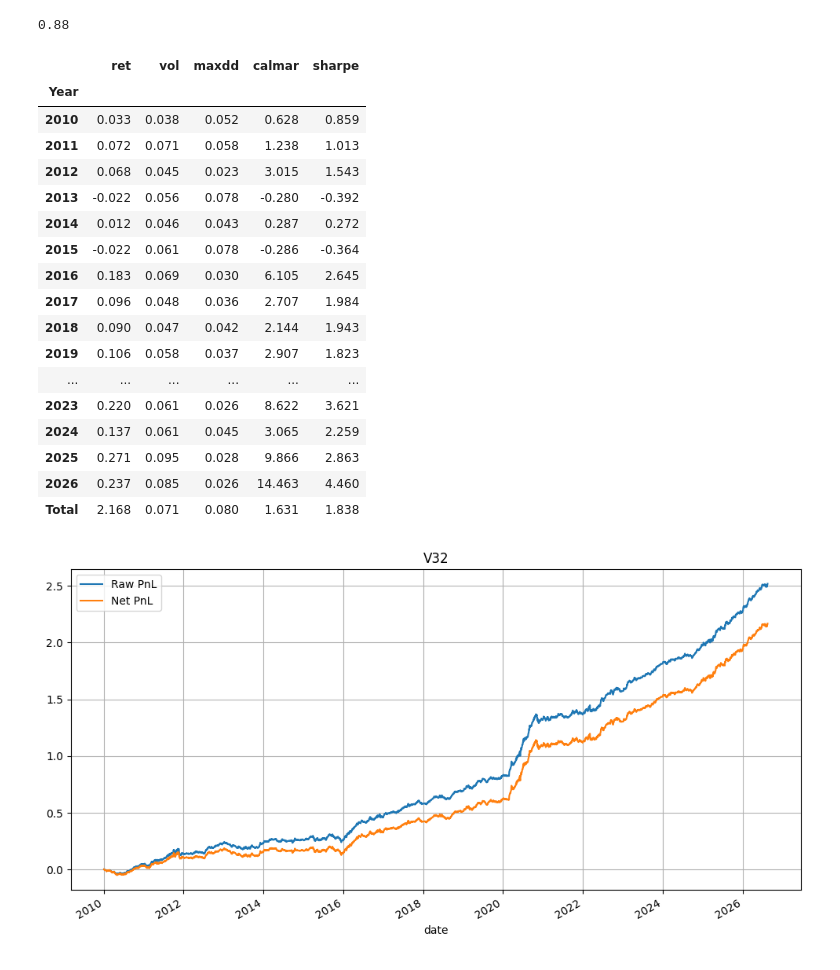
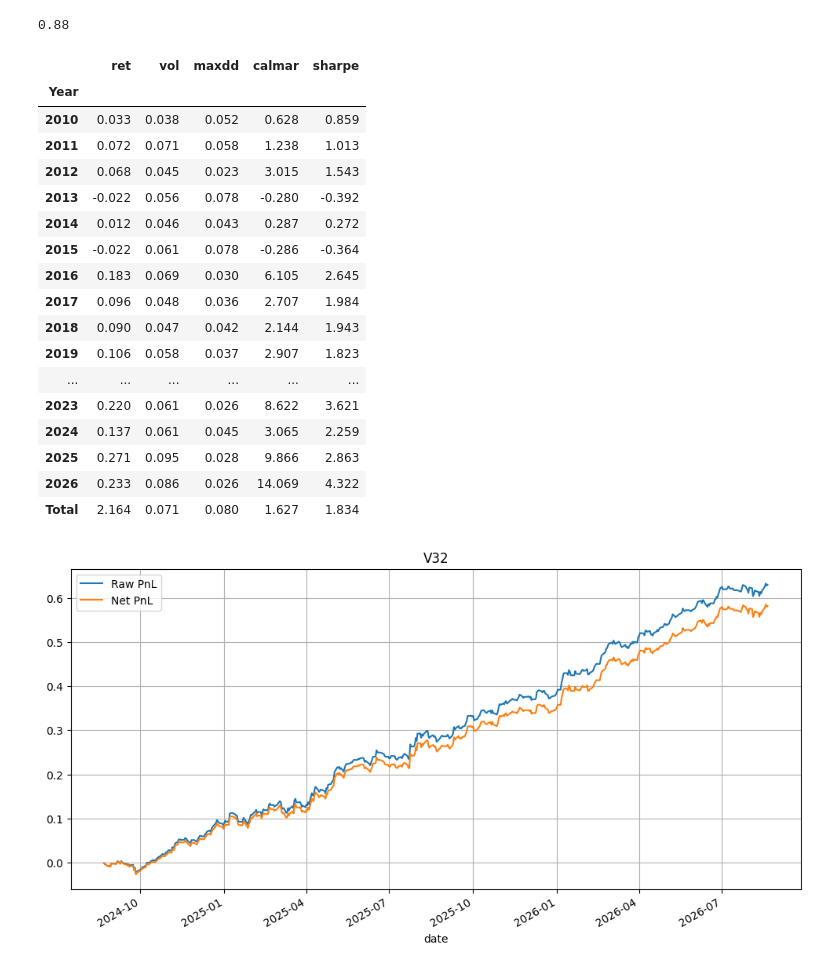
Before and after one commit to chenxu0602/comm-ls, a Jupyter notebook: notebooks/backtest_cl.ipynb, the cells around one changed output. Drawn from its saved outputs; the diff is of its cells as text; code cells hidden in the pictures.

```diff
--- a/notebooks/backtest_cl.ipynb
+++ b/notebooks/backtest_cl.ipynb
@@ -14,7 +14,7 @@ from comm_ls.wpsr_refiner_backtest import (
     build_wpsr_refiner_transition_signal,
 )
 # %%
-CACHE_SUFFIX = '_2'
+CACHE_SUFFIX = ''
 # %%
 SLEEVE_CONFIG = {
     "psx_ref": {
@@ -983,7 +983,7 @@ def calc_stats(ds: pd.Series) -> pd.DataFrame:
         'sharpe': sharpes,
     }).set_index('Year').round(3)
 # %%
-target_date = pd.Timestamp("2026-08-19")
+target_date = pd.Timestamp("2026-08-21")
 # %%
 crack_results = {}
 
@@ -1520,37 +1520,37 @@ for sec, df_pos in POSITIONS.items():
 df_pos = pd.DataFrame(positions).clip(lower=-MAX_NAME_WEIGHT, upper=MAX_NAME_WEIGHT)
 df_tar = pd.DataFrame(targets).clip(lower=-MAX_NAME_WEIGHT, upper=MAX_NAME_WEIGHT)
 
 df_ret = pd.DataFrame(returns)
 df_pnl, df_net = calc_pnl(df_pos, df_ret)
 
 pd.DataFrame({
     'Raw PnL': df_pnl.sum(axis=1),
     'Net PnL': df_net.sum(axis=1),
-}).cumsum().plot(figsize=(12, 6), title='V32', grid=True)
+}).iloc[-500:].cumsum().plot(figsize=(12, 6), title='V32', grid=True)
 
 df_net.to_csv(f'sim_results/v32{CACHE_SUFFIX}.csv', index=True)
 df_pos.to_csv(f'sim_results/v32_pos{CACHE_SUFFIX}.csv', index=True)
 calc_stats(df_net.sum(axis=1))
 # %% [output]
 |  | ret | vol | maxdd | calmar | sharpe |
 | Year |  |  |  |  |  |
 | 2010 | 0.033 | 0.038 | 0.052 | 0.628 | 0.859 |
 | 2011 | 0.072 | 0.071 | 0.058 | 1.238 | 1.013 |
 | 2012 | 0.068 | 0.045 | 0.023 | 3.015 | 1.543 |
 | 2013 | -0.022 | 0.056 | 0.078 | -0.280 | -0.392 |
 | 2014 | 0.012 | 0.046 | 0.043 | 0.287 | 0.272 |
 | 2015 | -0.022 | 0.061 | 0.078 | -0.286 | -0.364 |
 | 2016 | 0.183 | 0.069 | 0.030 | 6.105 | 2.645 |
 | 2017 | 0.096 | 0.048 | 0.036 | 2.707 | 1.984 |
 | 2018 | 0.090 | 0.047 | 0.042 | 2.144 | 1.943 |
 | 2019 | 0.106 | 0.058 | 0.037 | 2.907 | 1.823 |
 | ... | ... | ... | ... | ... | ... |
 | 2023 | 0.220 | 0.061 | 0.026 | 8.622 | 3.621 |
 | 2024 | 0.137 | 0.061 | 0.045 | 3.065 | 2.259 |
 | 2025 | 0.271 | 0.095 | 0.028 | 9.866 | 2.863 |
-| 2026 | 0.237 | 0.085 | 0.026 | 14.463 | 4.460 |
-| Total | 2.168 | 0.071 | 0.080 | 1.631 | 1.838 |
+| 2026 | 0.233 | 0.086 | 0.026 | 14.069 | 4.322 |
+| Total | 2.164 | 0.071 | 0.080 | 1.627 | 1.834 |
-[figure, old version]
+[figure, new version]
 # %%
 print(df_pos.iloc[-1])
 # %% [output]
```
Also changed, not shown: parts of 16 cells of this notebook, 12 other files.
